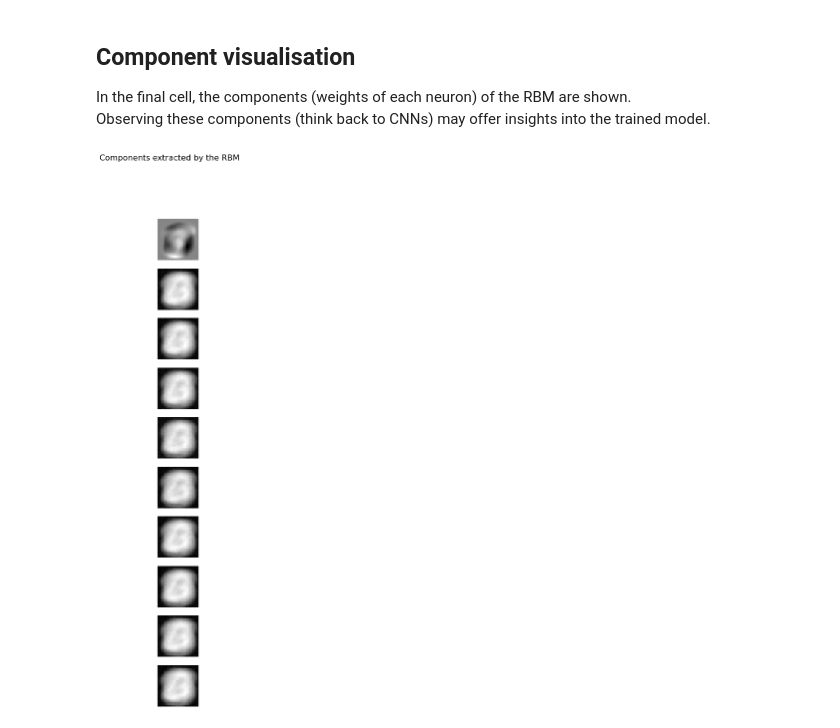
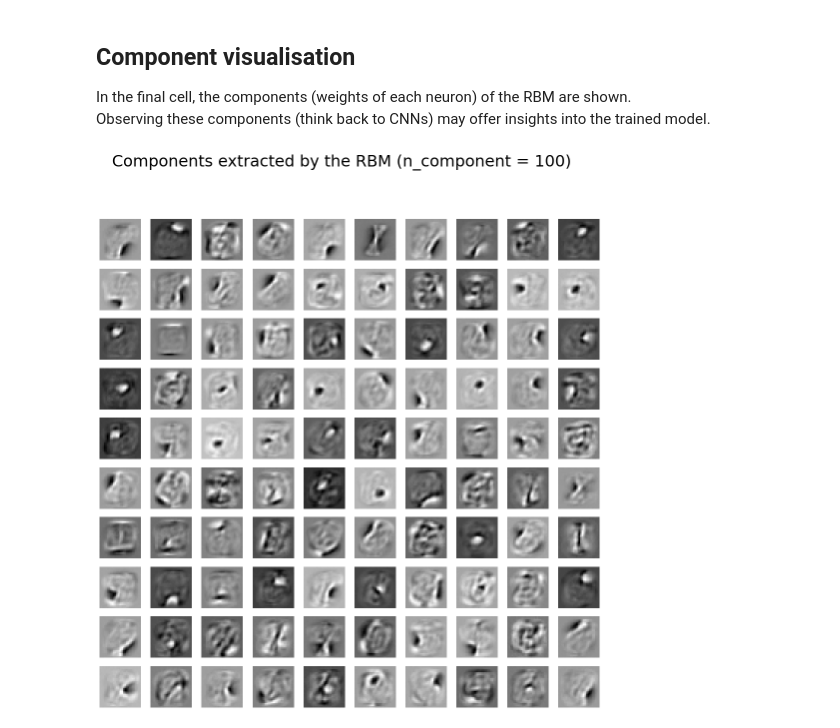
Before and after one commit to bilgeyucel/artificial_neural_networks, a Jupyter notebook: restricted_boltzmann_machines.ipynb, the cells around one changed output. Drawn from its saved outputs; the diff is of its cells as text; code cells hidden in the pictures.

```diff
--- a/restricted_boltzmann_machines.ipynb
+++ b/restricted_boltzmann_machines.ipynb
@@ -146,7 +146,7 @@ The gibbs_steps variable determines how many Gibbs sampling steps will be perfor
 ### RBM with `n_components=10, learning_rate=0.01, n_iter=10`
 These results are not meaningful
 # %%
-gibbs_steps = 15
+gibbs_steps = 10
 a = X_test.copy()
 for i in range(a.shape[0]):
   for j in range(gibbs_steps):
@@ -316,13 +315,13 @@ In the final cell, the components (weights of each neuron) of the RBM are shown.
 Observing these components (think back to CNNs) may offer insights into the trained model.
 # %%
 plt.figure(figsize=(18, 18))
-nr_components = rbm.components_.shape[0]
+nr_components = rbm_100.components_.shape[0]
 for i in range(nr_components):
-    c = rbm.components_[i]
+    c = rbm_100.components_[i]
     plt.subplot(10, np.ceil(nr_components/10), i + 1)
     plt.imshow(c.reshape((28, 28)), cmap = "gray", interpolation='nearest')
     plt.axis('off')
 
-plt.suptitle('Components extracted by the RBM', fontsize=16);
+plt.suptitle('Components extracted by the RBM (n_component = 100)', fontsize=32);
 # %% [output]
-[figure, old version]
+[figure, new version]
```
Also changed, not shown: parts of 6 cells of this notebook.
